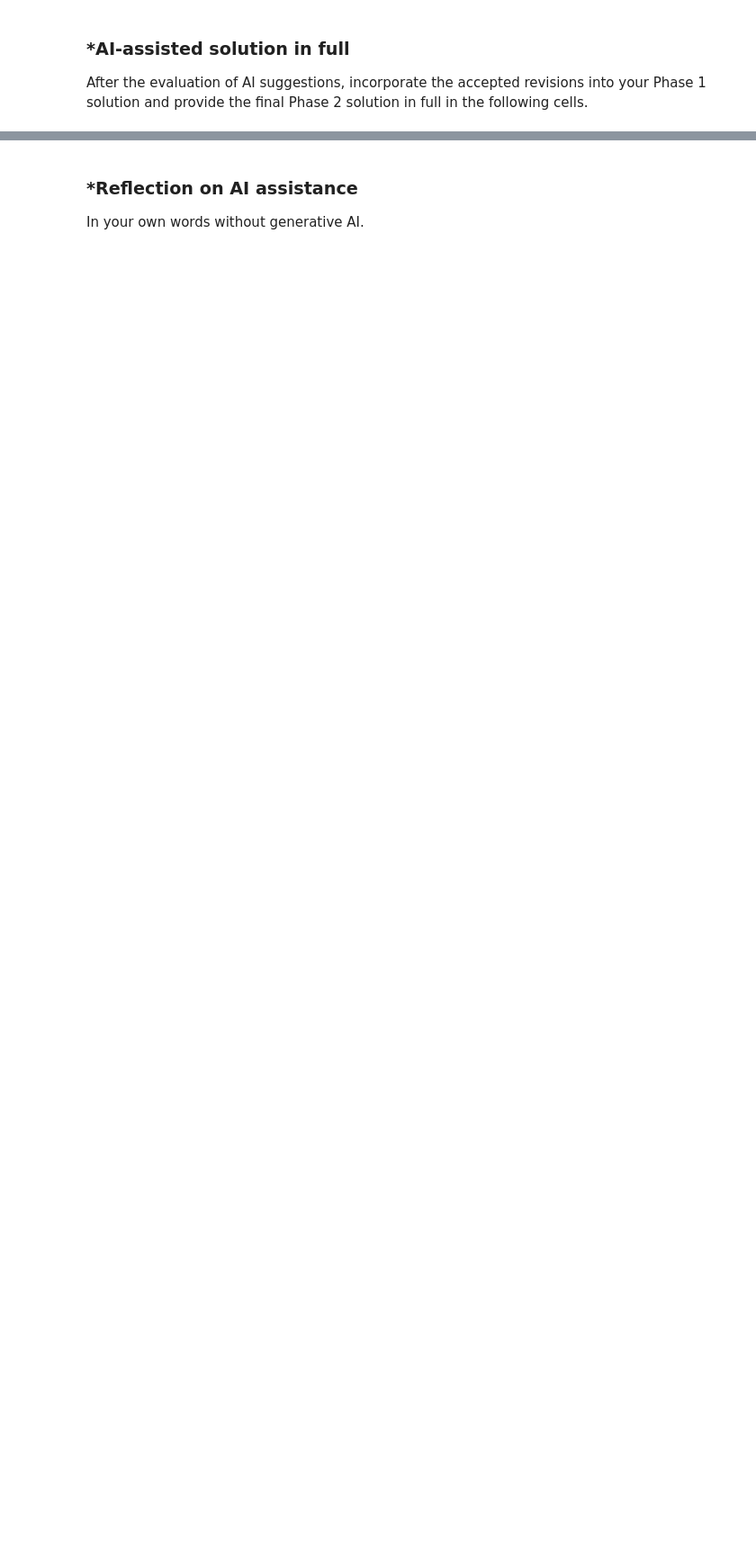
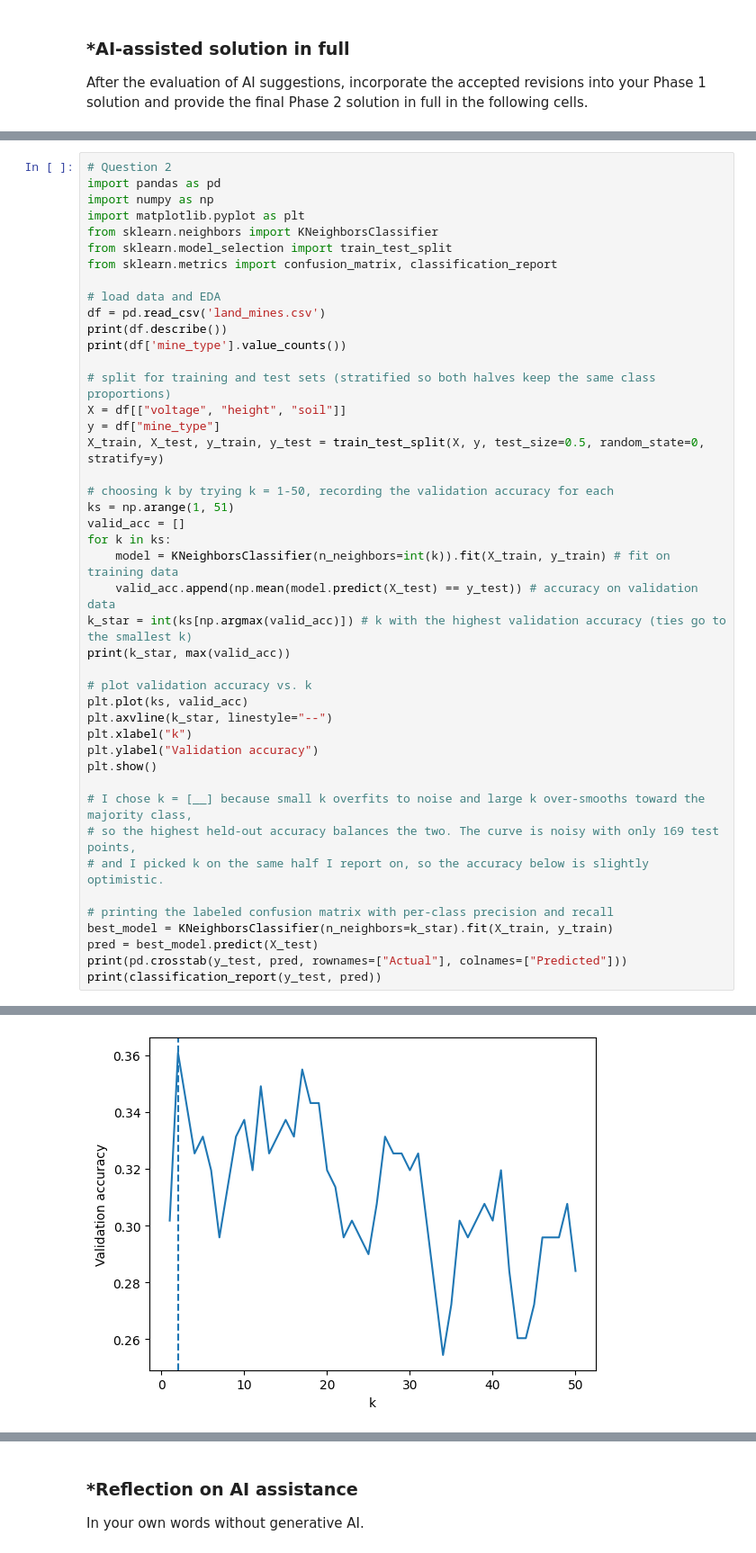
Before and after one commit to Carter-Shaffer/A03-knn, a Jupyter notebook: notebook_(1).ipynb, the cells around one changed output, grey strips where cells are left out. Shown at 90% size. Saved outputs shown, nothing was run; the diff lists cells and outputs as text; blank space fills up the shorter version.

```diff
--- a/notebook_(1).ipynb
+++ b/notebook_(1).ipynb
@@ -128,0 +137,45 @@ After the evaluation of AI suggestions, incorporate the accepted revisions into
+# %%
+# Question 2
+import pandas as pd
+import numpy as np
+import matplotlib.pyplot as plt
+from sklearn.neighbors import KNeighborsClassifier
+from sklearn.model_selection import train_test_split
+from sklearn.metrics import confusion_matrix, classification_report
+
+# load data and EDA
+df = pd.read_csv('land_mines.csv')
+print(df.describe())
+print(df['mine_type'].value_counts())
+
+# split for training and test sets (stratified so both halves keep the same class proportions)
+X = df[["voltage", "height", "soil"]]
+y = df["mine_type"]
+X_train, X_test, y_train, y_test = train_test_split(X, y, test_size=0.5, random_state=0, stratify=y)
+
+# choosing k by trying k = 1-50, recording the validation accuracy for each
+ks = np.arange(1, 51)
+valid_acc = []
+for k in ks:
+    model = KNeighborsClassifier(n_neighbors=int(k)).fit(X_train, y_train) # fit on training data
+    valid_acc.append(np.mean(model.predict(X_test) == y_test)) # accuracy on validation data
+k_star = int(ks[np.argmax(valid_acc)]) # k with the highest validation accuracy (ties go to the smallest k)
+print(k_star, max(valid_acc))
+
+# plot validation accuracy vs. k
+plt.plot(ks, valid_acc)
+plt.axvline(k_star, linestyle="--")
+plt.xlabel("k")
+plt.ylabel("Validation accuracy")
+plt.show()
+
+# I chose k = [__] because small k overfits to noise and large k over-smooths toward the majority class,
+# so the highest held-out accuracy balances the two. The curve is noisy with only 169 test points,
+# and I picked k on the same half I report on, so the accuracy below is slightly optimistic.
+
+# printing the labeled confusion matrix with per-class precision and recall
+best_model = KNeighborsClassifier(n_neighbors=k_star).fit(X_train, y_train)
+pred = best_model.predict(X_test)
+print(pd.crosstab(y_test, pred, rownames=["Actual"], colnames=["Predicted"]))
+print(classification_report(y_test, pred))
+# %% [output]
@@ -128,0 +199 @@ After the evaluation of AI suggestions, incorporate the accepted revisions into
+[figure, added]
```
Also changed, not shown: parts of 8 cells of this notebook.
